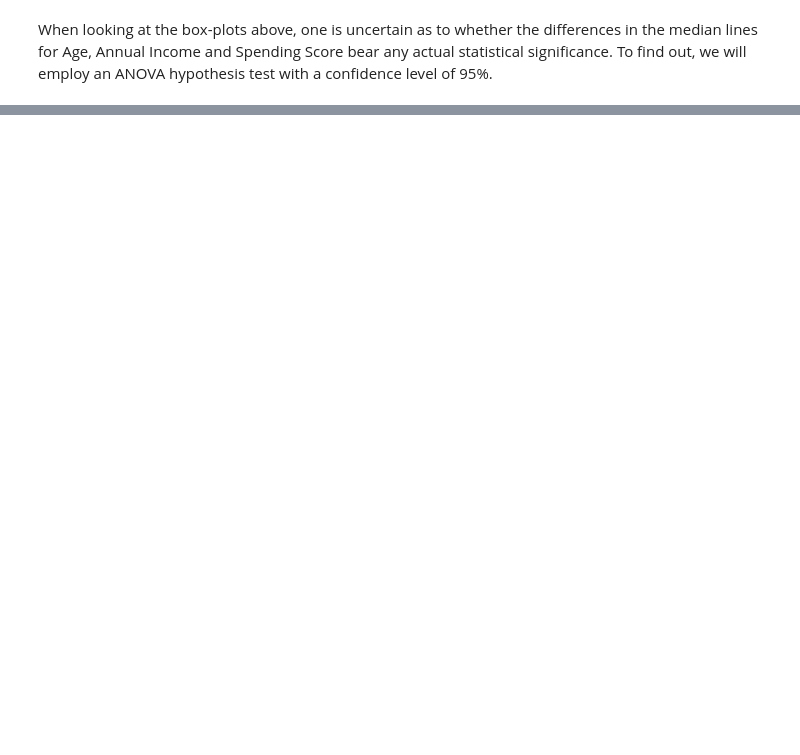
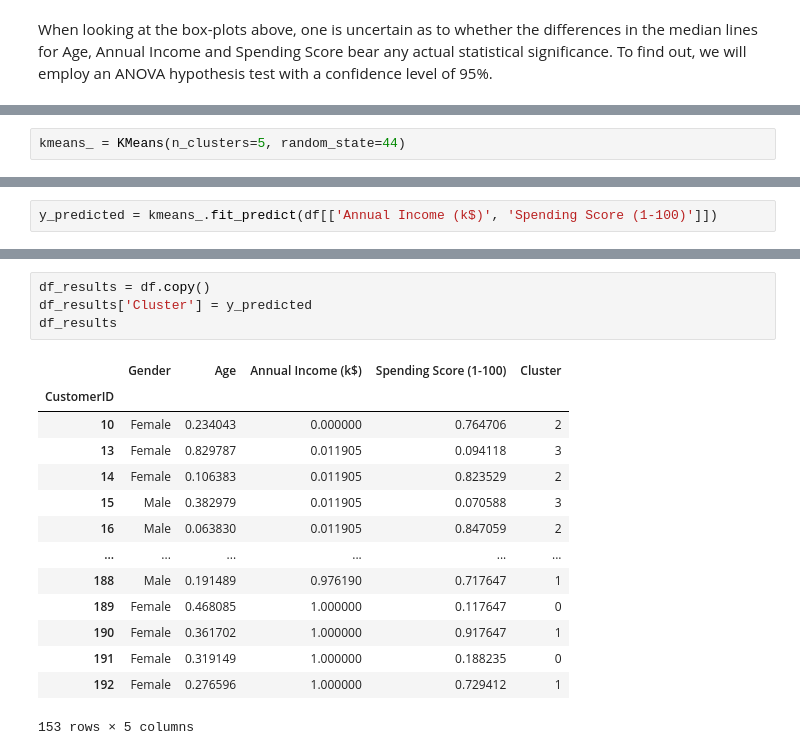
Before and after one commit to Gregoritsch3/ML_Clustering_EDA_CustomerSegmentation, a Jupyter notebook: ML_EDA_Clustering_CustomerSegmentation.ipynb, the cells around one changed output, grey strips where cells are left out. Drawn from its saved outputs; the diff is of its cells as text; blank space fills up the shorter version.

```diff
--- a/ML_EDA_Clustering_CustomerSegmentation.ipynb
+++ b/ML_EDA_Clustering_CustomerSegmentation.ipynb
@@ -247,0 +280,2 @@ When looking at the box-plots above, one is uncertain as to whether the differen
+# %%
+kmeans_ = KMeans(n_clusters=5, random_state=44)
@@ -247,0 +284,2 @@ When looking at the box-plots above, one is uncertain as to whether the differen
+# %%
+y_predicted = kmeans_.fit_predict(df[['Annual Income (k$)', 'Spending Score (1-100)']])
@@ -247,0 +296,19 @@ When looking at the box-plots above, one is uncertain as to whether the differen
+# %%
+df_results = df.copy()
+df_results['Cluster'] = y_predicted
+df_results
+# %% [output]
+|  | Gender | Age | Annual Income (k$) | Spending Score (1-100) | Cluster |
+| CustomerID |  |  |  |  |  |
+| 10 | Female | 0.234043 | 0.000000 | 0.764706 | 2 |
+| 13 | Female | 0.829787 | 0.011905 | 0.094118 | 3 |
+| 14 | Female | 0.106383 | 0.011905 | 0.823529 | 2 |
+| 15 | Male | 0.382979 | 0.011905 | 0.070588 | 3 |
+| 16 | Male | 0.063830 | 0.011905 | 0.847059 | 2 |
+| ... | ... | ... | ... | ... | ... |
+| 188 | Male | 0.191489 | 0.976190 | 0.717647 | 1 |
+| 189 | Female | 0.468085 | 1.000000 | 0.117647 | 0 |
+| 190 | Female | 0.361702 | 1.000000 | 0.917647 | 1 |
+| 191 | Female | 0.319149 | 1.000000 | 0.188235 | 0 |
+| 192 | Female | 0.276596 | 1.000000 | 0.729412 | 1 |
+153 rows × 5 columns
```
Also changed, not shown: parts of 22 cells of this notebook, 3 other files.
